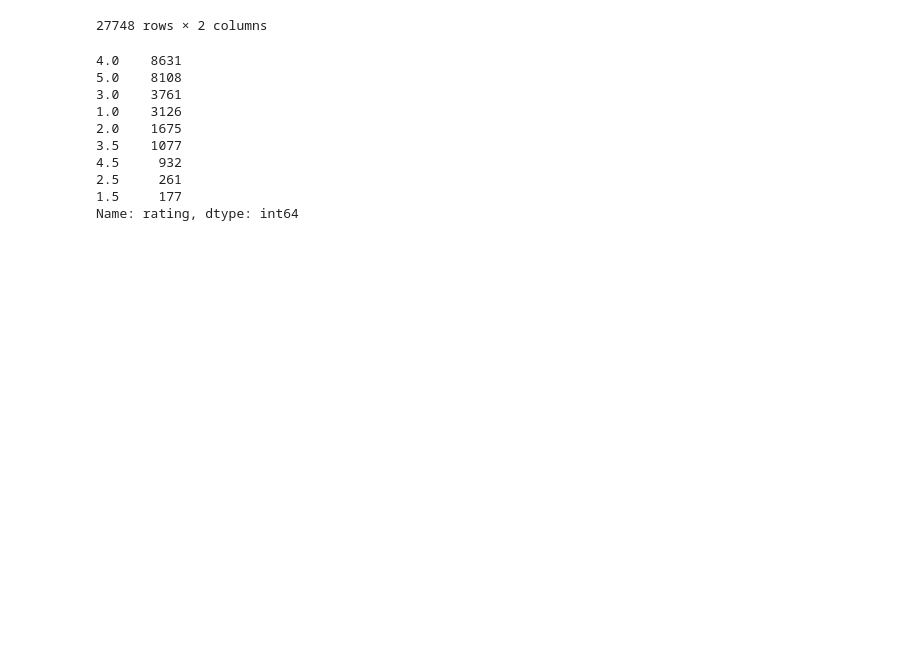
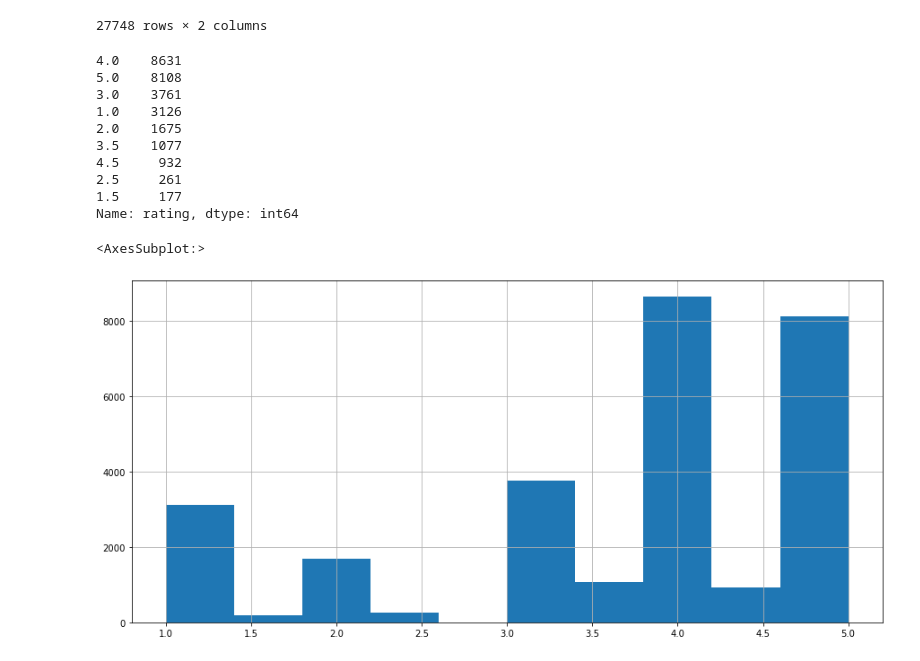
Before and after one commit to vikassharma555/Assignments, a Jupyter notebook: zomato_analysis.ipynb, the cells around one changed output. Cells and saved outputs as stored; diff of their text form; code cells hidden in the pictures; blank space fills up the shorter version.

```diff
--- a/zomato_analysis.ipynb
+++ b/zomato_analysis.ipynb
@@ -123,6 +123,11 @@ zomato.rating.value_counts()
 2.5     261
 1.5     177
 Name: rating, dtype: int64
+# %%
+zomato['rating'].hist()
+# %% [output]
+<AxesSubplot:>
+[figure, added]
 # %%
 snowball_stemmer = SnowballStemmer('english')
 wordnet_lemmatizer = WordNetLemmatizer()
```
Also changed, not shown: parts of 5 cells of this notebook, 3 other files.
